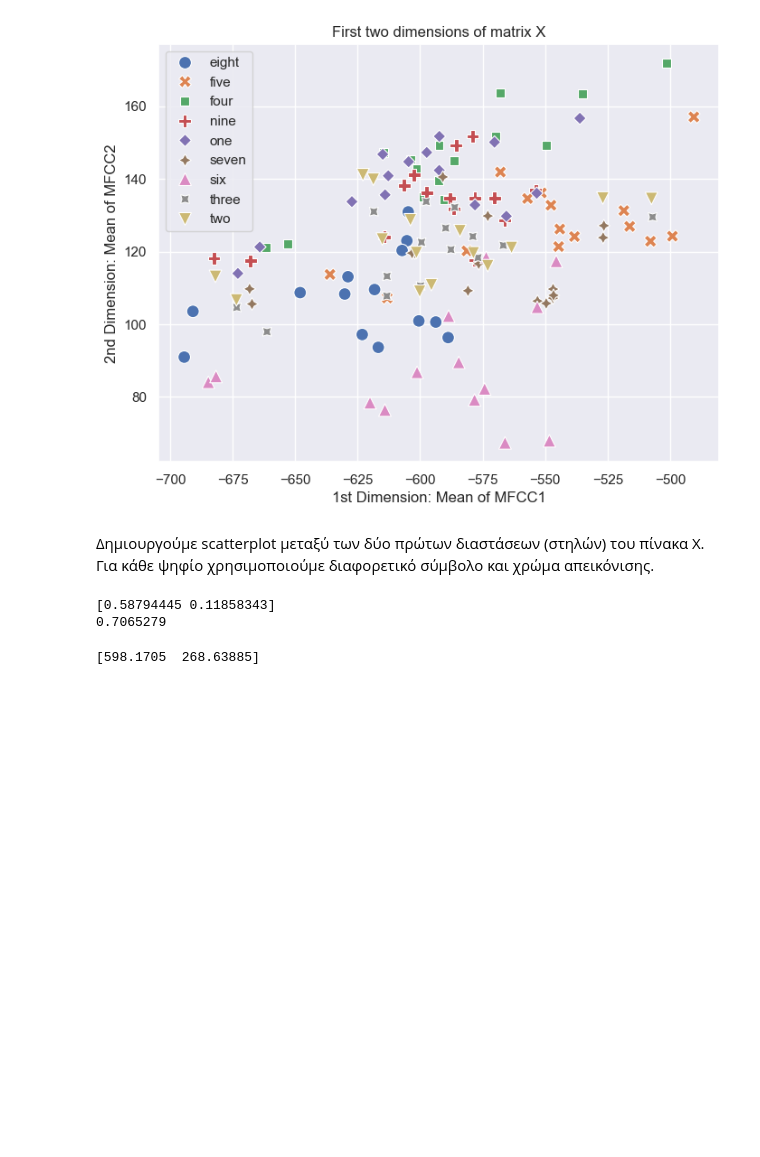
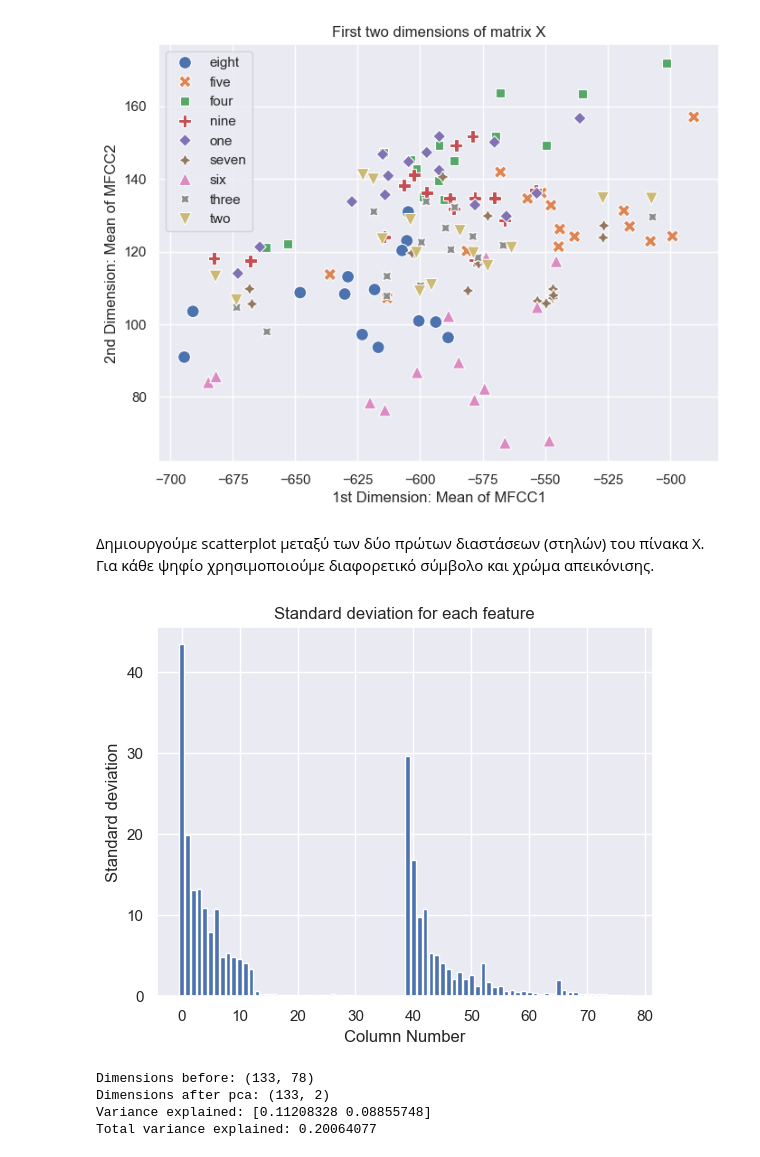
Before and after one commit to AngelosPapageorgiou/PatRecoLab1, a Jupyter notebook: PatReco_lab1.ipynb, the cells around one changed output. Cells and saved outputs as stored; diff of their text form; code cells hidden in the pictures; blank space fills up the shorter version.

```diff
--- a/PatReco_lab1.ipynb
+++ b/PatReco_lab1.ipynb
@@ -304,14 +302,26 @@ plt.show()
-# %%
-from sklearn.decomposition import PCA
-pca = PCA(n_components = 2)
-pca.fit(X)
-var_expl = pca.explained_variance_ratio_
-print(var_expl)
-print(sum(var_expl))
-# %% [output]
-[0.58794445 0.11858343]
-0.7065279
-# %%
-print(pca.singular_values_)
-# %% [output]
-[598.1705  268.63885]
+# %%
+plt.bar(range(78), np.std(X, axis=0))
+plt.xlabel('Column Number')
+plt.ylabel('Standard deviation')
+plt.title('Standard deviation for each feature')
+plt.show()
+# %% [output]
+[figure, added]
+# %%
+from sklearn.preprocessing import StandardScaler
+scaler = StandardScaler()
+X_scaled = scaler.fit_transform(X)
+from sklearn.decomposition import PCA
+pca = PCA(n_components = 2)
+pca.fit(X_scaled)
+X_pca = pca.transform(X_scaled)
+var_expl = pca.explained_variance_ratio_
+print('Dimensions before:', X.shape)
+print('Dimensions after pca:',X_pca.shape)
+print('Variance explained:',var_expl)
+print('Total variance explained:',sum(var_expl))
+# %% [output]
+Dimensions before: (133, 78)
+Dimensions after pca: (133, 2)
+Variance explained: [0.11208328 0.08855748]
+Total variance explained: 0.20064077
```
Also changed, not shown: parts of 7 cells of this notebook.
